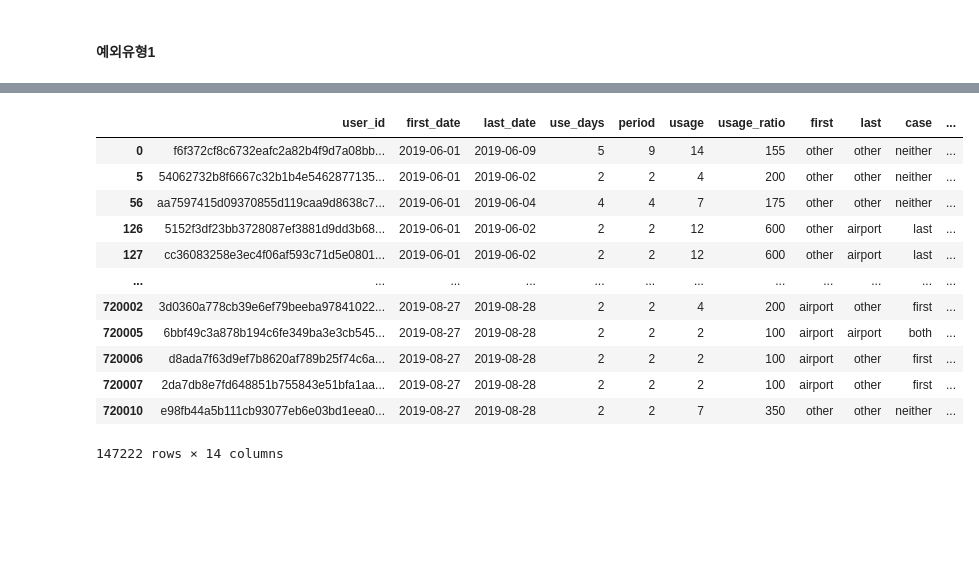
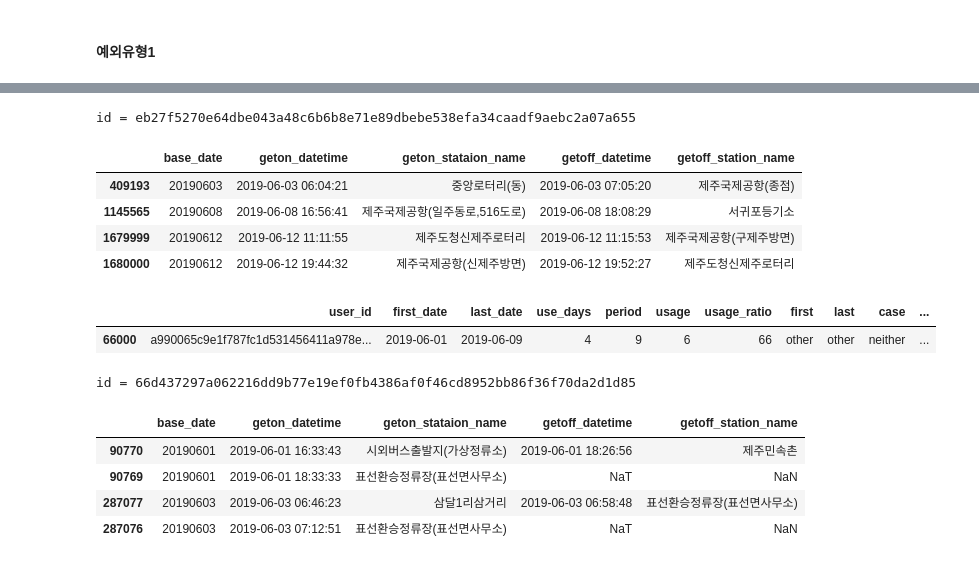
Before and after one commit to hoonisone/2020_jeju-bus-tag_data-analysis, a Jupyter notebook: main/1. 데이터 전처리/1. 이용자&정류장 추출.ipynb, the cells around one changed output, grey strips where cells are left out. Cells and saved outputs as stored; diff of their text form; code cells hidden in the pictures; blank space fills up the shorter version.

Commit message:
compare original and improved

```diff
--- a/main/1. 데이터 전처리/1. 이용자&정류장 추출.ipynb
+++ b/main/1. 데이터 전처리/1. 이용자&정류장 추출.ipynb
@@ -514,6 +514,8 @@ user_df = analyze_visit_count(user_df, usage_df, airport_station_df, result_colu
 harbor_station_df = station_df[station_df["harbor_flag"] == True]
 user_df = analyze_visit_count(user_df, usage_df, harbor_station_df, result_column="harbor_count")
 
+# 출입정류장 수 속성 통합
+user_df["access_count"] = user_df["airport_count"] + user_df["harbor_count"]
 # 이용한 관광정류장 수 속성 삽입
 tour_station_df = station_df[station_df["tour_station_flag"] == True]
 user_df = analyze_visit_count(user_df, usage_df, tour_station_df, result_column="tour_count")
@@ -1746,8 +1653,0 @@ df
-# %%
-df = user_df
-df = df[df["period"]>=2][df["period"]<=10]
-df = df[df["tour_count"]>=1]
-# df = df[df["case"] == "neither"]
-# df =df[df["usage"] < 5]
-# df = df[user_df["tourist"] == False]
-df
@@ -1784,10 +1654,17 @@ user_df[user_df["case"] == "neither"][user_df["airport_count"] >=1][user_df["per
 # %% [markdown]
 #### 기존 알고리즘 수행결과
 # %%
-df = user_df.copy()
-df = df[df["period"] <=10][user_df["period"] >= 2]
-df = df[df["tour_count"]==0]
-df["access_count"] = df["airport_count"] + df["harbor_count"]
-df = df[df["access_count"]>=1]
-print("예외유형1 이용자 수:%s"%len(df))
-print("예외유형1 이용자 비율:%0.3f%%"%len(df))
+def original_algorithm(df):
+    df = df.copy()
+    df = df[user_df["period"]>=2][df["period"]<=10]
+    df["count"] = df["tour_count"]+df["airport_count"]+df["harbor_count"]
+    df = df[df["count"]>=3]
+    return df
+
+df = original_algorithm(user_df)
+total = len(df)
+print("관광객 수:%s"%total)
+print("관광객 비율:%s"%(total/len(user_df)))
+
+original_df = df[["case", "access_count", "user_id"]].groupby(by=["case", "access_count"]).count()
+original_df
@@ -1831,19 +1830,34 @@ print("예외유형1 이용자 비율:%0.3f%%"%len(df))
+# %%
+df = original_algorithm(user_df)
+df = df[df["case"] == "neither"]
+df = df[df["tourist"] == False]
+df = df[df["access_count"]>=3]
+df = df[df["tour_count"]<3]
+df = df[df["harbor"]<]
+df
+show_od_pattern(df, usage_df, 10)
+# %% [output]
+id = eb27f5270e64dbe043a48c6b6b8e71e89dbebe538efa34caadf9aebc2a07a655
+|  | base_date | geton_datetime | geton_stataion_name | getoff_datetime | getoff_station_name |
+| 409193 | 20190603 | 2019-06-03 06:04:21 | 중앙로터리(동) | 2019-06-03 07:05:20 | 제주국제공항(종점) |
+| 1145565 | 20190608 | 2019-06-08 16:56:41 | 제주국제공항(일주동로,516도로) | 2019-06-08 18:08:29 | 서귀포등기소 |
+| 1679999 | 20190612 | 2019-06-12 11:11:55 | 제주도청신제주로터리 | 2019-06-12 11:15:53 | 제주국제공항(구제주방면) |
+| 1680000 | 20190612 | 2019-06-12 19:44:32 | 제주국제공항(신제주방면) | 2019-06-12 19:52:27 | 제주도청신제주로터리 |
+# %%
+user_df[user_df["user_id"] == "a990065c9e1f787fc1d531456411a978e9b7f4e6389db85c9bbce62bee663acf"]
+# %% [output]
+|  | user_id | first_date | last_date | use_days | period | usage | usage_ratio | first | last | case | ... |
+| 66000 | a990065c9e1f787fc1d531456411a978e... | 2019-06-01 | 2019-06-09 | 4 | 9 | 6 | 66 | other | other | neither | ... |
 # %%
-df = user_df.copy()
-df = df[df["period"] <=10][user_df["period"] >= 2]
-df = df[df["tour_count"]>=1]
-df
+df = original_algorithm(user_df)
+df = df[df["case"] == "neither"]
+df = df[df["tourist"] == False]
+df = df[df["tour_count"]==3]
+show_od_pattern(df, usage_df, 163)
 # %% [output]
+id = 66d437297a062216dd9b77e19ef0fb4386af0f46cd8952bb86f36f70da2d1d85
-|  | user_id | first_date | last_date | use_days | period | usage | usage_ratio | first | last | case | ... |
-| 0 | f6f372cf8c6732eafc2a82b4f9d7a08bb... | 2019-06-01 | 2019-06-09 | 5 | 9 | 14 | 155 | other | other | neither | ... |
-| 5 | 54062732b8f6667c32b1b4e5462877135... | 2019-06-01 | 2019-06-02 | 2 | 2 | 4 | 200 | other | other | neither | ... |
-| 56 | aa7597415d09370855d119caa9d8638c7... | 2019-06-01 | 2019-06-04 | 4 | 4 | 7 | 175 | other | other | neither | ... |
-| 126 | 5152f3df23bb3728087ef3881d9dd3b68... | 2019-06-01 | 2019-06-02 | 2 | 2 | 12 | 600 | other | airport | last | ... |
-| 127 | cc36083258e3ec4f06af593c71d5e0801... | 2019-06-01 | 2019-06-02 | 2 | 2 | 12 | 600 | other | airport | last | ... |
-| ... | ... | ... | ... | ... | ... | ... | ... | ... | ... | ... | ... |
-| 720002 | 3d0360a778cb39e6ef79beeba97841022... | 2019-08-27 | 2019-08-28 | 2 | 2 | 4 | 200 | airport | other | first | ... |
-| 720005 | 6bbf49c3a878b194c6fe349ba3e3cb545... | 2019-08-27 | 2019-08-28 | 2 | 2 | 2 | 100 | airport | airport | both | ... |
-| 720006 | d8ada7f63d9ef7b8620af789b25f74c6a... | 2019-08-27 | 2019-08-28 | 2 | 2 | 2 | 100 | airport | other | first | ... |
-| 720007 | 2da7db8e7fd648851b755843e51bfa1aa... | 2019-08-27 | 2019-08-28 | 2 | 2 | 2 | 100 | airport | other | first | ... |
-| 720010 | e98fb44a5b111cb93077eb6e03bd1eea0... | 2019-08-27 | 2019-08-28 | 2 | 2 | 7 | 350 | other | other | neither | ... |
+|  | base_date | geton_datetime | geton_stataion_name | getoff_datetime | getoff_station_name |
+| 90770 | 20190601 | 2019-06-01 16:33:43 | 시외버스출발지(가상정류소) | 2019-06-01 18:26:56 | 제주민속촌 |
+| 90769 | 20190601 | 2019-06-01 18:33:33 | 표선환승정류장(표선면사무소) | NaT | NaN |
+| 287077 | 20190603 | 2019-06-03 06:46:23 | 삼달1리삼거리 | 2019-06-03 06:58:48 | 표선환승정류장(표선면사무소) |
+| 287076 | 20190603 | 2019-06-03 07:12:51 | 표선환승정류장(표선면사무소) | NaT | NaN |
-147222 rows × 14 columns
```
Also changed, not shown: parts of 24 cells of this notebook.
